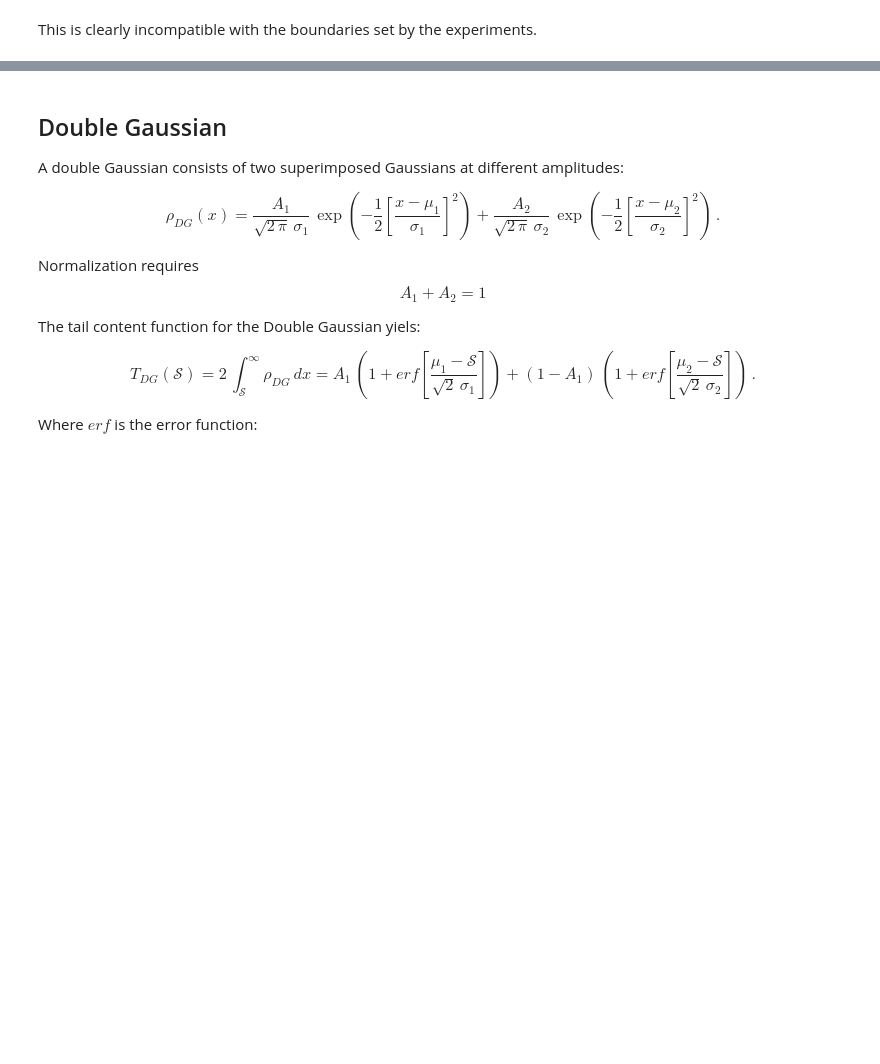
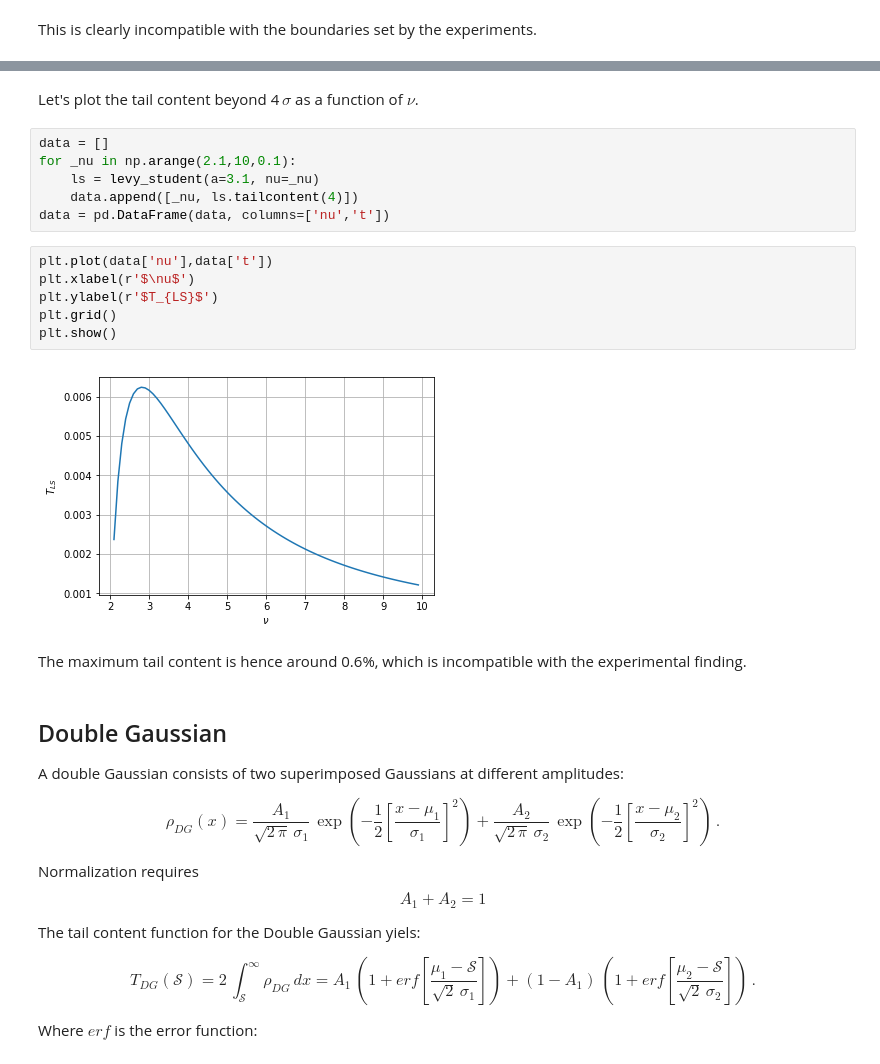
Before and after one commit to mtitze/HL-LHC, a Jupyter notebook: analyses/analysis_distributions.ipynb, the cells around one changed output, grey strips where cells are left out. Cells and saved outputs as stored; diff of their text form; blank space fills up the shorter version.

```diff
--- a/analyses/analysis_distributions.ipynb
+++ b/analyses/analysis_distributions.ipynb
@@ -80,3 +182,21 @@ This is clearly incompatible with the boundaries set by the experiments.
+# %% [markdown]
+Let's plot the tail content beyond 4$\,\sigma$ as a function of $\nu$.
+# %%
+data = []
+for _nu in np.arange(2.1,10,0.1):
+    ls = levy_student(a=3.1, nu=_nu)
+    data.append([_nu, ls.tailcontent(4)])
+data = pd.DataFrame(data, columns=['nu','t'])
+# %%
+plt.plot(data['nu'],data['t'])
+plt.xlabel(r'$\nu$')
+plt.ylabel(r'$T_{LS}$')
+plt.grid()
+plt.show()
+# %% [output]
+[figure, added]
+# %% [markdown]
+The maximum tail content is hence around 0.6%, which is incompatible with the experimental finding.
 # %% [markdown]
 ## Double Gaussian
 
```
Also changed, not shown: parts of 13 cells of this notebook, 1 other file.
